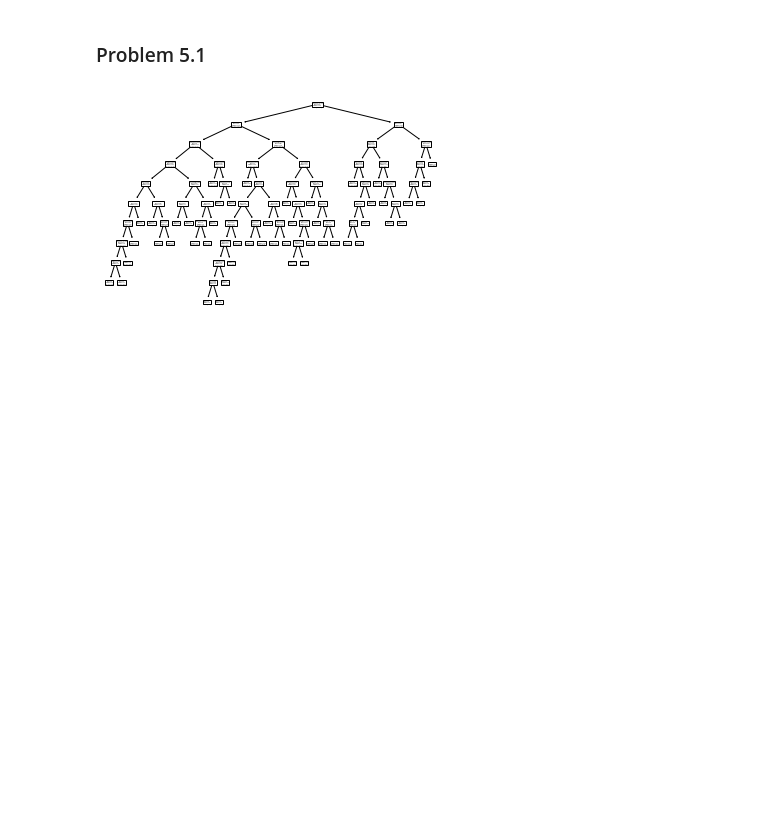
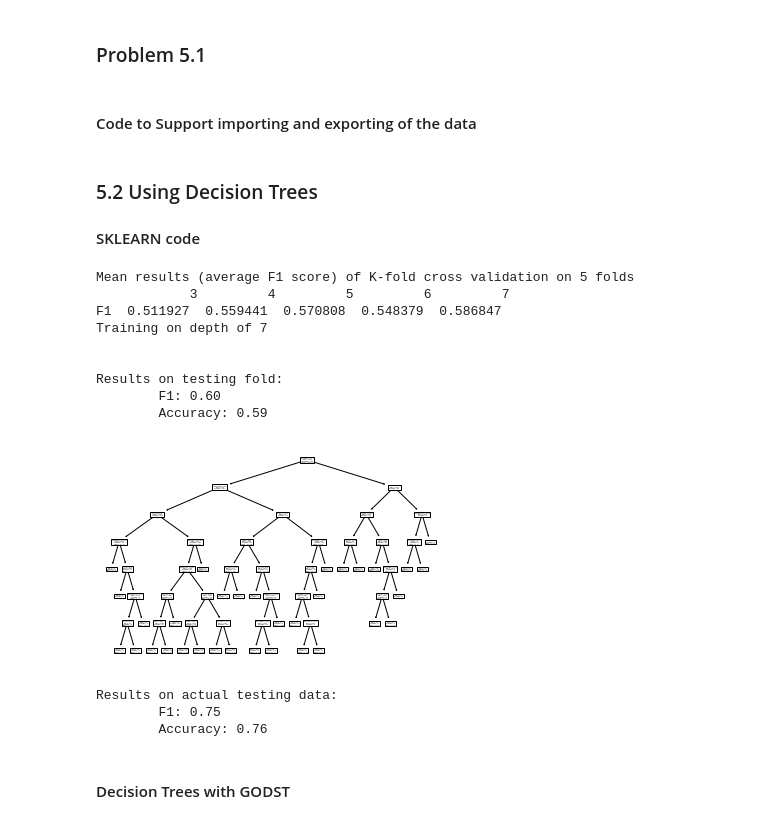
Before and after one commit to davidmhunt/coursework, a Jupyter notebook: COMPSCI 671_Theory and Algs ML/Homework/HW1/HW1.ipynb, the cells around one changed output. Drawn from its saved outputs; the diff is of its cells as text; code cells hidden in the pictures; blank space fills up the shorter version.

```diff
--- a/COMPSCI 671_Theory and Algs ML/Homework/HW1/HW1.ipynb
+++ b/COMPSCI 671_Theory and Algs ML/Homework/HW1/HW1.ipynb
@@ -403,41 +404,5 @@ plt.show()
 ## Problem 5
 # %% [markdown]
 ### Problem 5.1
-# %%
-from sklearn import tree
-from sklearn.tree import DecisionTreeClassifier
-
-def import_and_format_data(csv,print_preview = True):
-    data = pd.read_csv(csv)
-
-    #convert ShelveLoc to be numerical
-    d = {"Bad":0,"Medium":1,"Good":2}
-    data["ShelveLoc"] = data["ShelveLoc"].map(d)
-
-    #convert urban and US to numerical
-    d = {"Yes":0,"No":1}
-    data["Urban"] = data["Urban"].map(d)
-    data["US"] = data["US"].map(d)
-
-    if print_preview:
-        print(data)
-    return data
-
-def train_with_sklearn(X,Y,features,plot_tree = True):
-    dtree = DecisionTreeClassifier()
-    dtree = dtree.fit(X,Y)
-
-    if plot_tree:
-        tree.plot_tree(dtree,feature_names= features)
-
-    return dtree
-
-data = import_and_format_data("carseats_train.csv",print_preview= False)
-
-features = ["CompPrice","Income","Advertising","Population","Price","ShelveLoc","Age","Education","Urban","US"]
-X = data[features]
-Y = data["Sales"]
-
-dtreee = train_with_sklearn(X,Y,features)
-# %% [output]
-[figure, removed]
+# %% [markdown]
+#### Code to Support importing and exporting of the data
@@ -443,0 +533,4 @@ dtreee = train_with_sklearn(X,Y,features)
+# %% [markdown]
+### 5.2 Using Decision Trees
+
+#### SKLEARN code
@@ -443,0 +633,35 @@ dtreee = train_with_sklearn(X,Y,features)
+# %%
+#run cross validation using sklearn and obtain a final model
+
+data_train = import_and_format_data("carseats_train.csv",print_preview= False)
+depths_to_test = np.array([3,4,5,6,7])
+
+dtree = k_fold_sklearn(data_train,depths_to_test,5)
+# %% [output]
+Mean results (average F1 score) of K-fold cross validation on 5 folds
+            3         4         5         6         7
+F1  0.511927  0.559441  0.570808  0.548379  0.586847
+Training on depth of 7
+
+
+Results on testing fold:
+        F1: 0.60
+        Accuracy: 0.59
+[figure, added]
+# %%
+# determine the full accuracy of the model using the supplied test data file
+data_test = import_and_format_data("carseats_test.csv",print_preview=False)
+
+X_test = pd.DataFrame(data_test.iloc[:,1:])
+Y_test = pd.DataFrame(data_test.iloc[:,0])
+
+#evaluate on testing set
+f1,accuracy = test_sklearn(dtree,X_test,Y_test.to_numpy(),print_results=False)
+txt = "\nResults on actual testing data:\n \tF1: {:0.2f}\n \tAccuracy: {:0.2f}".format(f1,accuracy)
+print(txt)
+# %% [output]
+Results on actual testing data:
+        F1: 0.75
+        Accuracy: 0.76
+# %% [markdown]
+#### Decision Trees with GODST
```
Also changed, not shown: parts of 13 cells of this notebook.
